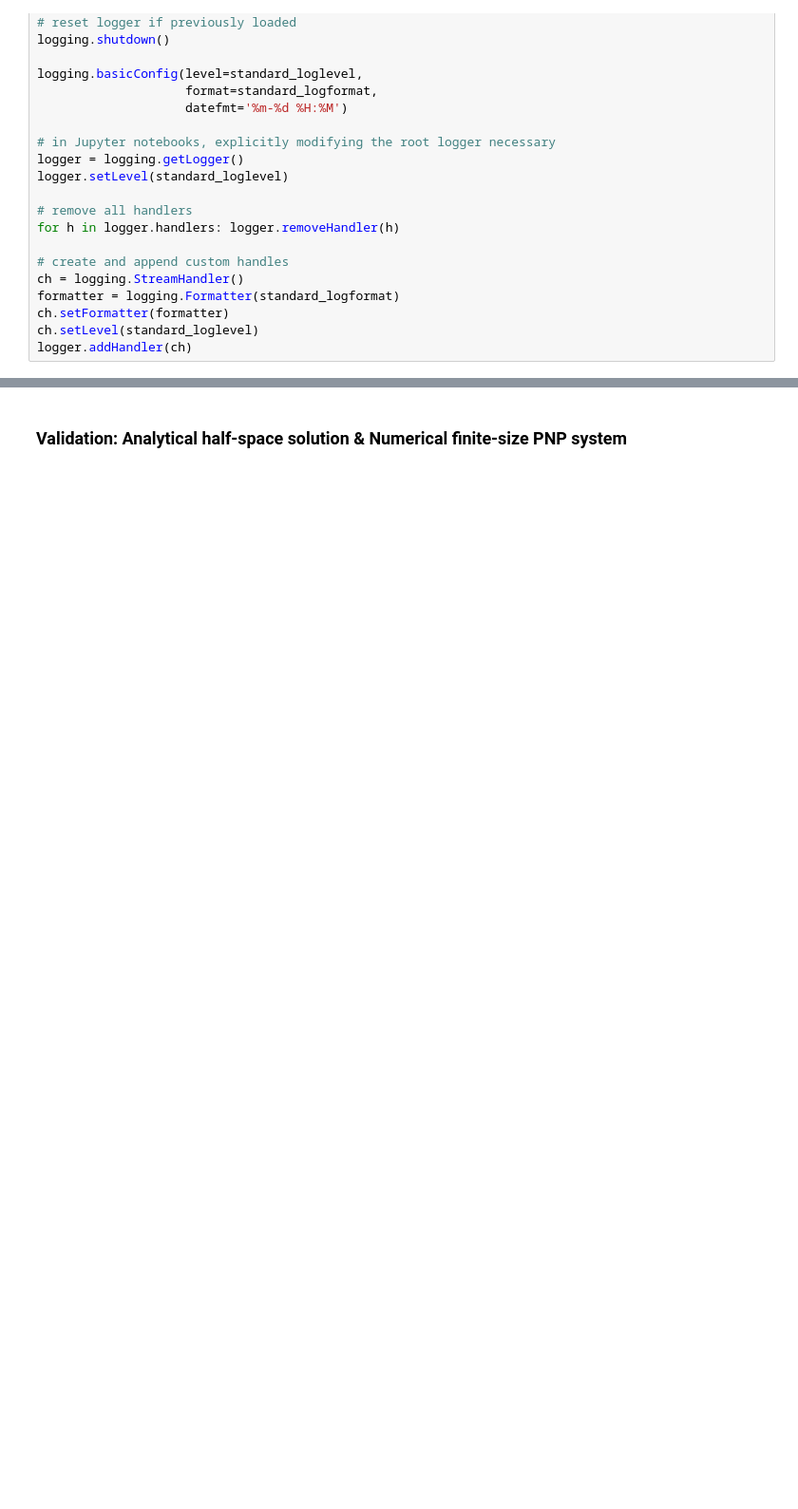
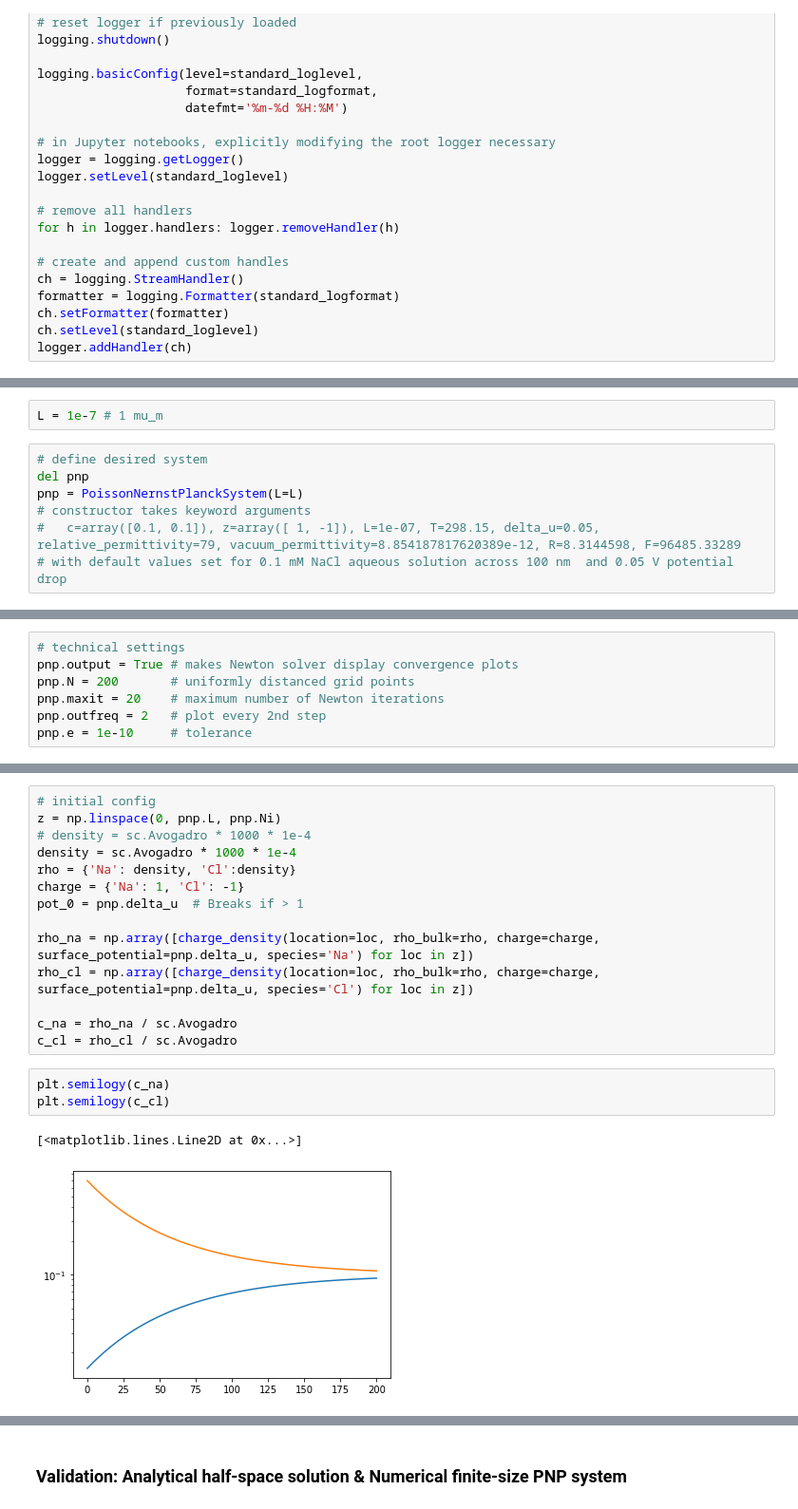
Before and after one commit to jotelha/continuous2discrete, a Jupyter notebook: showcases.ipynb, the cells around one changed output, grey strips where cells are left out. Shown at 95% size. Drawn from its saved outputs; the diff is of its cells as text; blank space fills up the shorter version.

```diff
--- a/showcases.ipynb
+++ b/showcases.ipynb
@@ -459,0 +507,9 @@ logger.info("Root Logger")
+# %%
+L = 1e-7 # 1 mu_m
+# %%
+# define desired system
+del pnp
+pnp = PoissonNernstPlanckSystem(L=L)
+# constructor takes keyword arguments
+#   c=array([0.1, 0.1]), z=array([ 1, -1]), L=1e-07, T=298.15, delta_u=0.05, relative_permittivity=79, vacuum_permittivity=8.854187817620389e-12, R=8.3144598, F=96485.33289
+# with default values set for 0.1 mM NaCl aqueous solution across 100 nm  and 0.05 V potential drop
@@ -459,0 +536,7 @@ logger.info("Root Logger")
+# %%
+# technical settings
+pnp.output = True # makes Newton solver display convergence plots
+pnp.N = 200       # uniformly distanced grid points
+pnp.maxit = 20    # maximum number of Newton iterations
+pnp.outfreq = 2   # plot every 2nd step
+pnp.e = 1e-10     # tolerance
@@ -459,0 +559,20 @@ logger.info("Root Logger")
+# %%
+# initial config
+z = np.linspace(0, pnp.L, pnp.Ni)
+# density = sc.Avogadro * 1000 * 1e-4
+density = sc.Avogadro * 1000 * 1e-4
+rho = {'Na': density, 'Cl':density}
+charge = {'Na': 1, 'Cl': -1}
+pot_0 = pnp.delta_u  # Breaks if > 1
+
+rho_na = np.array([charge_density(location=loc, rho_bulk=rho, charge=charge, surface_potential=pnp.delta_u, species='Na') for loc in z])
+rho_cl = np.array([charge_density(location=loc, rho_bulk=rho, charge=charge, surface_potential=pnp.delta_u, species='Cl') for loc in z])
+
+c_na = rho_na / sc.Avogadro
+c_cl = rho_cl / sc.Avogadro
+# %%
+plt.semilogy(c_na)
+plt.semilogy(c_cl)
+# %% [output]
+[<matplotlib.lines.Line2D at 0x...>]
+[figure, added]
```
Also changed, not shown: parts of 82 cells of this notebook, 1 other file.
